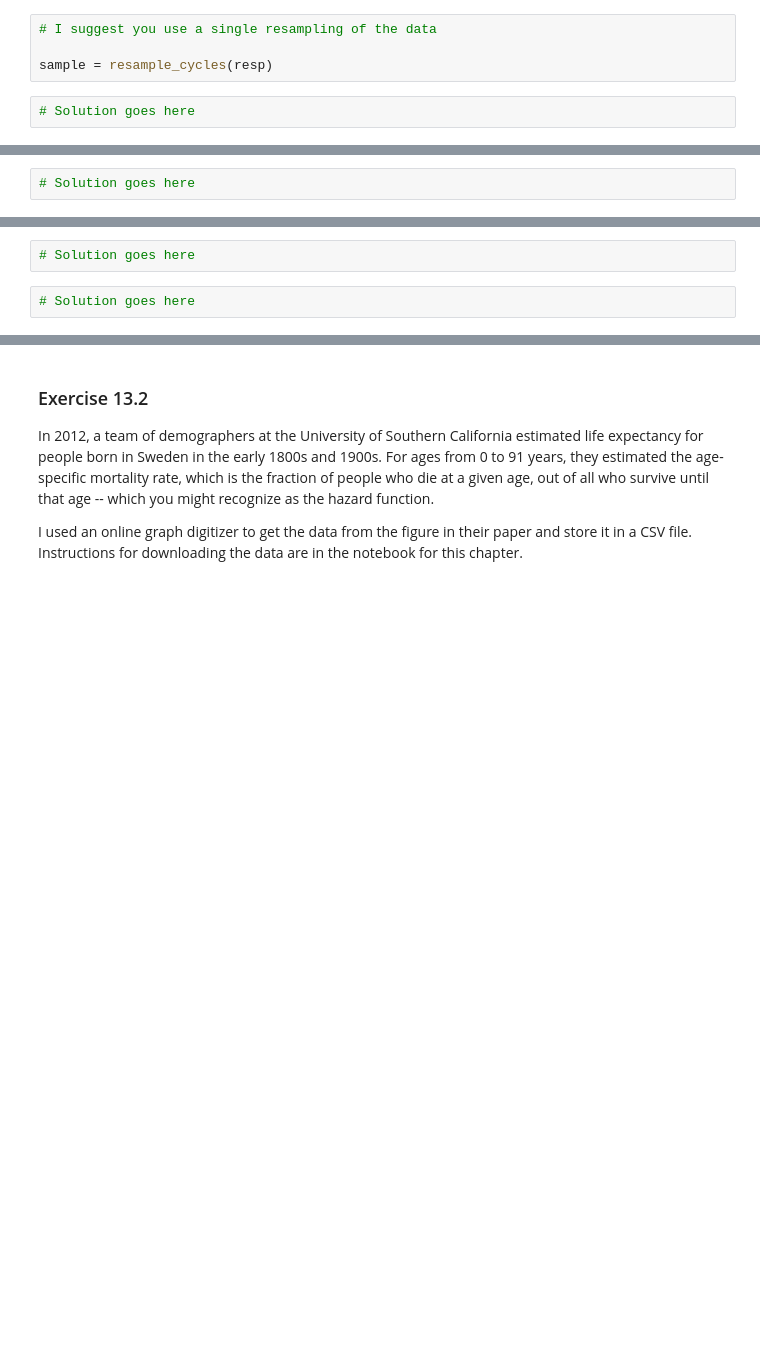
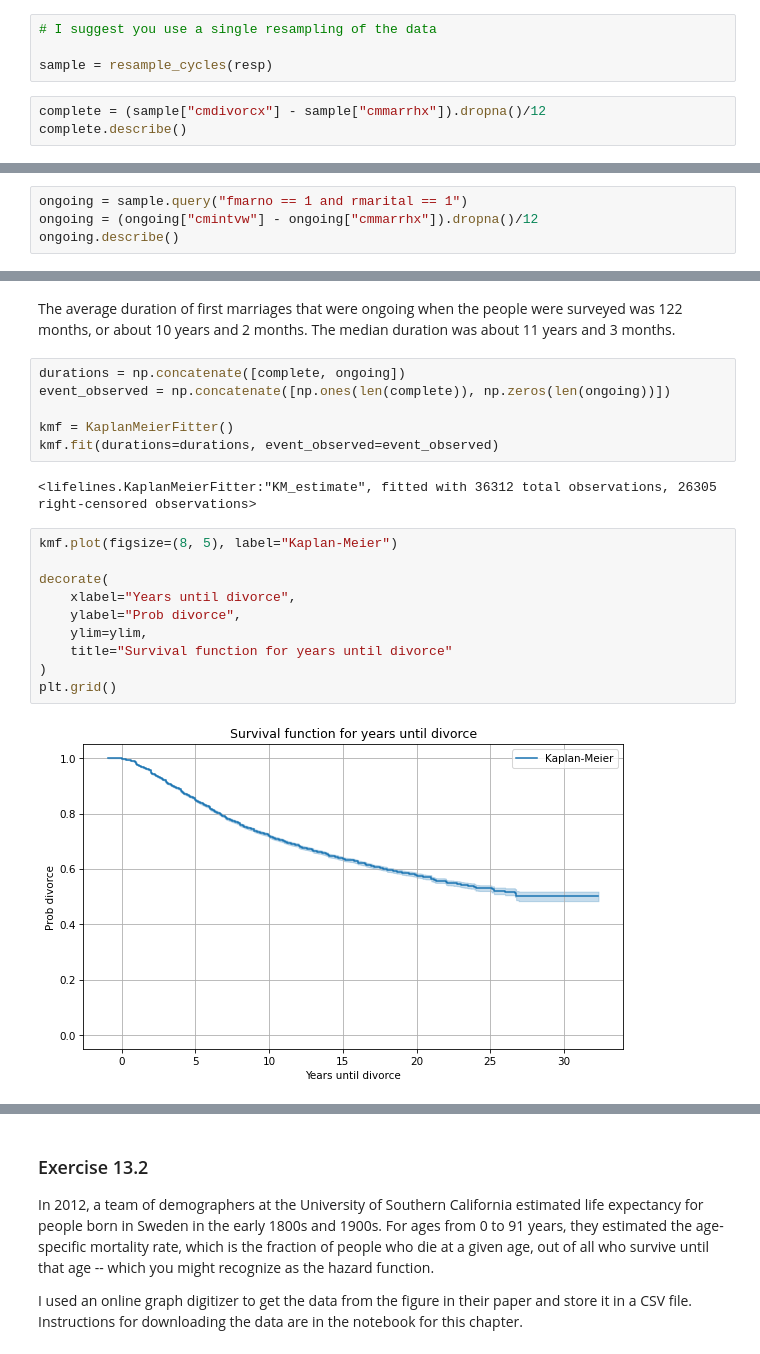
Before and after one commit to tiniacoleyba/ThinkStats, a Jupyter notebook: nb/chap13.ipynb, the cells around one changed output, grey strips where cells are left out. Saved outputs shown, nothing was run; the diff lists cells and outputs as text; blank space fills up the shorter version.

```diff
--- a/nb/chap13.ipynb
+++ b/nb/chap13.ipynb
@@ -732,4 +830,5 @@ Plot the survival function -- what fraction of marriages end in divorce?
 
 sample = resample_cycles(resp)
 # %%
-# Solution goes here
+complete = (sample["cmdivorcx"] - sample["cmmarrhx"]).dropna()/12
+complete.describe()
@@ -736,2 +848,4 @@ sample = resample_cycles(resp)
 # %%
-# Solution goes here
+ongoing = sample.query("fmarno == 1 and rmarital == 1")
+ongoing = (ongoing["cmintvw"] - ongoing["cmmarrhx"]).dropna()/12
+ongoing.describe()
@@ -738,5 +862,24 @@ sample = resample_cycles(resp)
+# %% [markdown]
+The average duration of first marriages that were ongoing when the people were surveyed was 122 months, or about 10 years and 2 months.
+The median duration was about 11 years and 3 months.
 # %%
-# Solution goes here
+durations = np.concatenate([complete, ongoing])
+event_observed = np.concatenate([np.ones(len(complete)), np.zeros(len(ongoing))])
+
+kmf = KaplanMeierFitter()
+kmf.fit(durations=durations, event_observed=event_observed)
+# %% [output]
+<lifelines.KaplanMeierFitter:"KM_estimate", fitted with 36312 total observations, 26305 right-censored observations>
 # %%
-# Solution goes here
+kmf.plot(figsize=(8, 5), label="Kaplan-Meier")
+
+decorate(
+    xlabel="Years until divorce",
+    ylabel="Prob divorce",
+    ylim=ylim,
+    title="Survival function for years until divorce"
+)
+plt.grid()
+# %% [output]
+[figure, added]
 # %%
```
Also changed, not shown: parts of 50 cells of this notebook.
